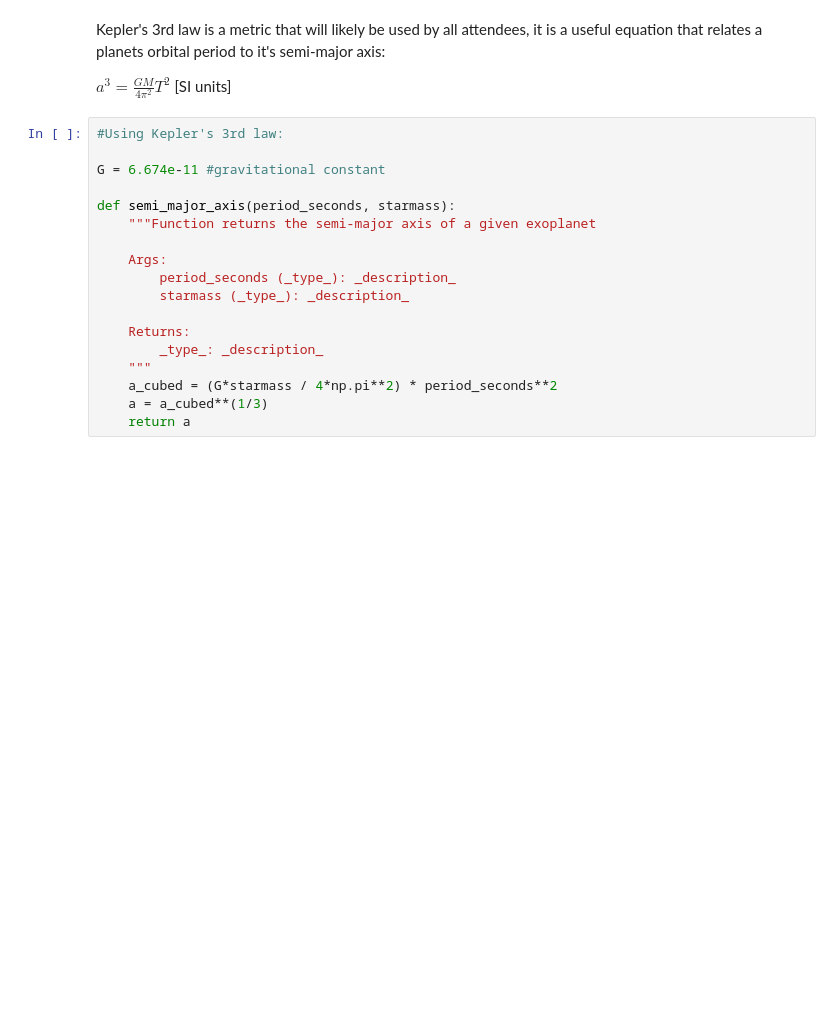
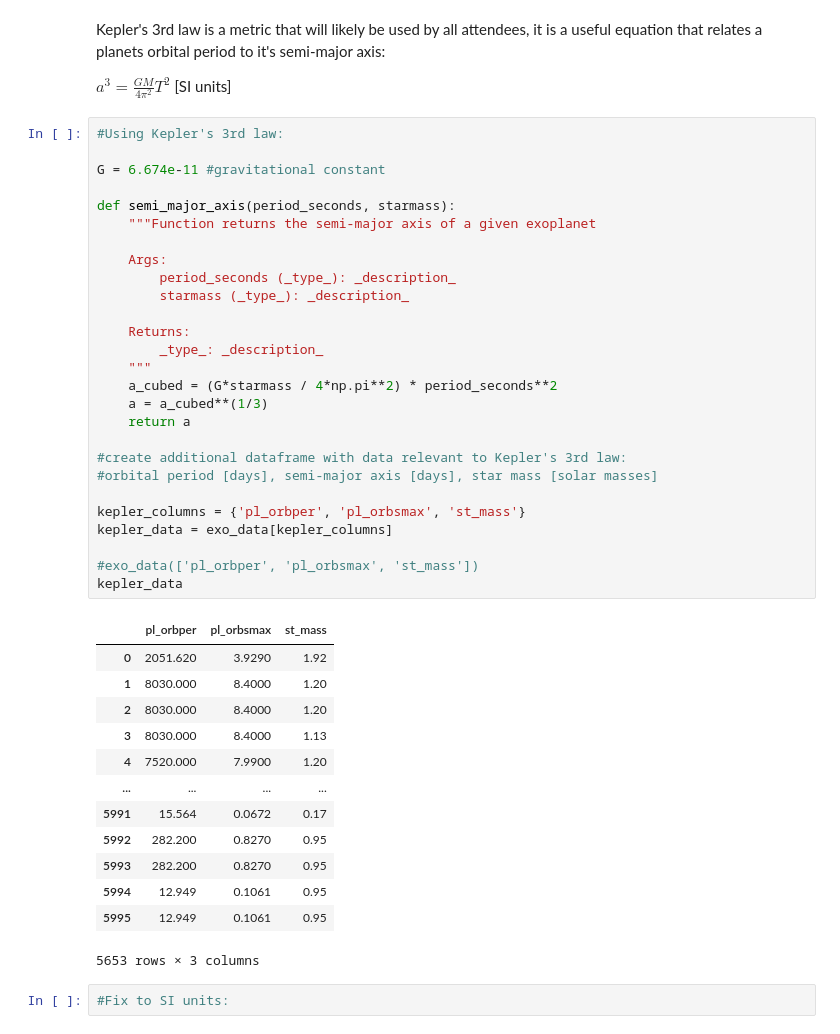
Before and after one commit to thomasbourke1/physoc-hackathon, a Jupyter notebook: concept.ipynb, the cells around one changed output. Saved outputs shown, nothing was run; the diff lists cells and outputs as text; blank space fills up the shorter version.

```diff
--- a/concept.ipynb
+++ b/concept.ipynb
@@ -117,18 +117,43 @@ $a^3 = \frac{GM}{4\pi^2} T^2$ [SI units]
 # %%
 #Using Kepler's 3rd law:
 
 G = 6.674e-11 #gravitational constant
 
 def semi_major_axis(period_seconds, starmass):
     """Function returns the semi-major axis of a given exoplanet
 
     Args:
         period_seconds (_type_): _description_
         starmass (_type_): _description_
 
     Returns:
         _type_: _description_
     """
     a_cubed = (G*starmass / 4*np.pi**2) * period_seconds**2
     a = a_cubed**(1/3)
     return a
+
+#create additional dataframe with data relevant to Kepler's 3rd law:
+#orbital period [days], semi-major axis [days], star mass [solar masses]
+
+kepler_columns = {'pl_orbper', 'pl_orbsmax', 'st_mass'}
+kepler_data = exo_data[kepler_columns]
+
+#exo_data(['pl_orbper', 'pl_orbsmax', 'st_mass'])
+kepler_data
+# %% [output]
+|  | pl_orbper | pl_orbsmax | st_mass |
+| 0 | 2051.620 | 3.9290 | 1.92 |
+| 1 | 8030.000 | 8.4000 | 1.20 |
+| 2 | 8030.000 | 8.4000 | 1.20 |
+| 3 | 8030.000 | 8.4000 | 1.13 |
+| 4 | 7520.000 | 7.9900 | 1.20 |
+| ... | ... | ... | ... |
+| 5991 | 15.564 | 0.0672 | 0.17 |
+| 5992 | 282.200 | 0.8270 | 0.95 |
+| 5993 | 282.200 | 0.8270 | 0.95 |
+| 5994 | 12.949 | 0.1061 | 0.95 |
+| 5995 | 12.949 | 0.1061 | 0.95 |
+5653 rows × 3 columns
+# %%
+#Fix to SI units:
```
Also changed, not shown: parts of 1 cell of this notebook.
